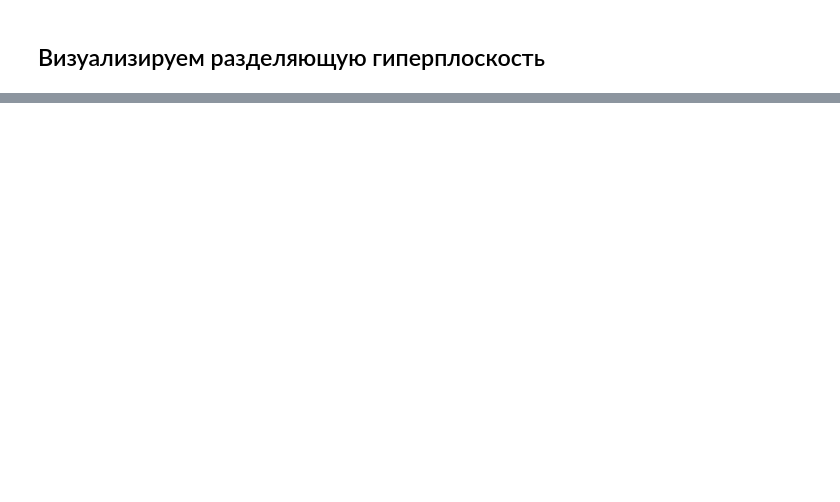
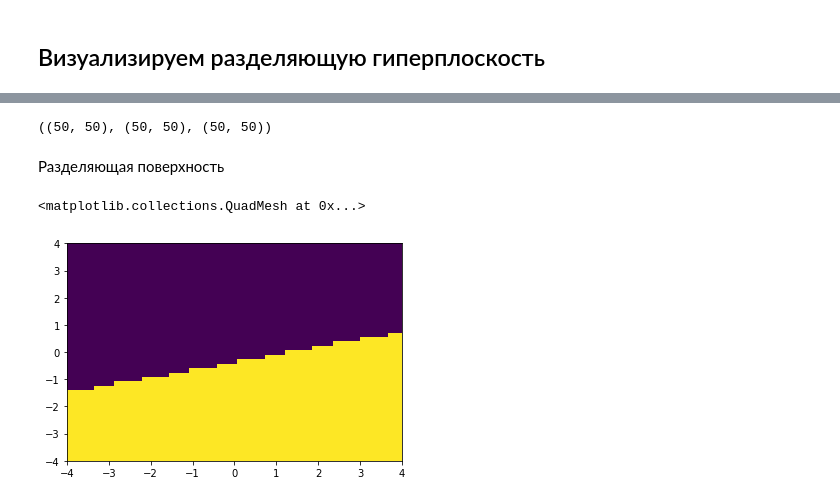
Before and after one commit to golovenkov/lectures, a Jupyter notebook: cv/004/004-classification.ipynb, the cells around one changed output, grey strips where cells are left out. Cells and saved outputs as stored; diff of their text form; code cells hidden in the pictures; blank space fills up the shorter version.

```diff
--- a/cv/004/004-classification.ipynb
+++ b/cv/004/004-classification.ipynb
@@ -195,0 +204,8 @@ plt.plot(learning_curve);
+# %%
+Z = []
+for i in np.linspace(-4, 4):
+    for j in np.linspace(-4, 4):
+        Z.append([j, i])
+# %%
+Z = np.asarray(Z)
+Z.shape
@@ -195,0 +214,4 @@ plt.plot(learning_curve);
+# %%
+X_,Y_ = np.meshgrid(np.linspace(-4, 4),np.linspace(-4, 4))
+# Z_ = np.asarray([i for i in range(X.shape[0]*X.shape[1])]).reshape(X.shape[0],X.shape[1])
+Z_ = (np.dot(Z, weights.T) + bias).reshape((X_.shape[0], X_.shape[1]))
@@ -196 +234,12 @@ plt.plot(learning_curve);
+# %%
+X_.shape, Y_.shape, Z_.shape
+# %% [output]
+((50, 50), (50, 50), (50, 50))
+# %% [markdown]
+Разделяющая поверхность
+# %%
+plt.pcolormesh(X_,Y_,Z_>0)
+# %% [output]
+<matplotlib.collections.QuadMesh at 0x...>
+[figure, added]
 # %%
```
Also changed, not shown: parts of 7 cells of this notebook, 1 other file.
